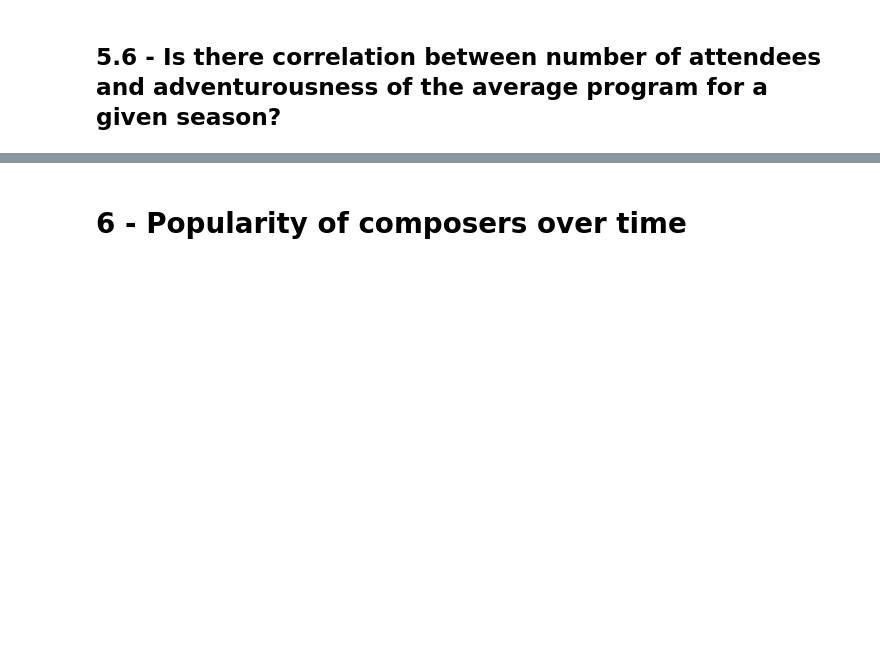
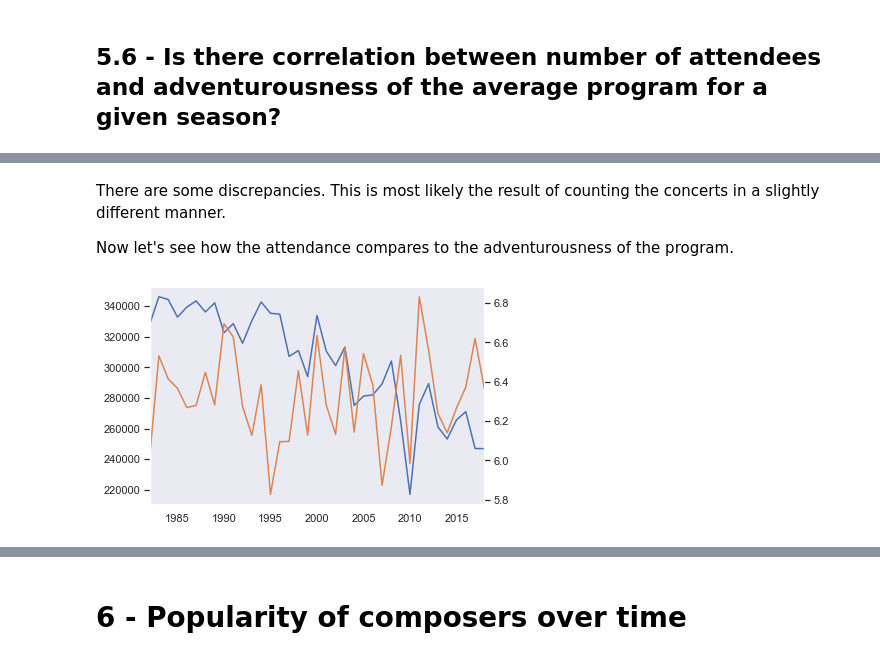
Before and after one commit to physinet/NY-Phil-EDA, a Jupyter notebook: EDA.ipynb, the cells around one changed output, grey strips where cells are left out. Drawn from its saved outputs; the diff is of its cells as text; code cells hidden in the pictures; blank space fills up the shorter version.

```diff
--- a/EDA.ipynb
+++ b/EDA.ipynb
@@ -612,0 +638,20 @@ Recent non-subscription concerts have been getting more adventurous.
+# %% [markdown]
+There are some discrepancies. This is most likely the result of counting the concerts in a slightly different manner.
+
+Now let's see how the attendance compares to the adventurousness of the program.
+# %%
+attendance = df_attendees.SubscriptionAttendance
+attendance = attendance[attendance.index >= 1982]
+df_sub = df_sub[df_sub.season >= 1982]
+safety = df_sub.groupby(df_sub['season'])['safety'].mean()
+
+
+fig, ax = plt.subplots()
+ax2 = ax.twinx()
+ax.plot(attendance, 'C0')
+ax2.plot(safety, 'C1')
+ax.set_xlim(1982, 2018)
+ax.grid(False)
+ax2.grid(False)
+# %% [output]
+[figure, added]
```
Also changed, not shown: parts of 11 cells of this notebook, 1 other file.
